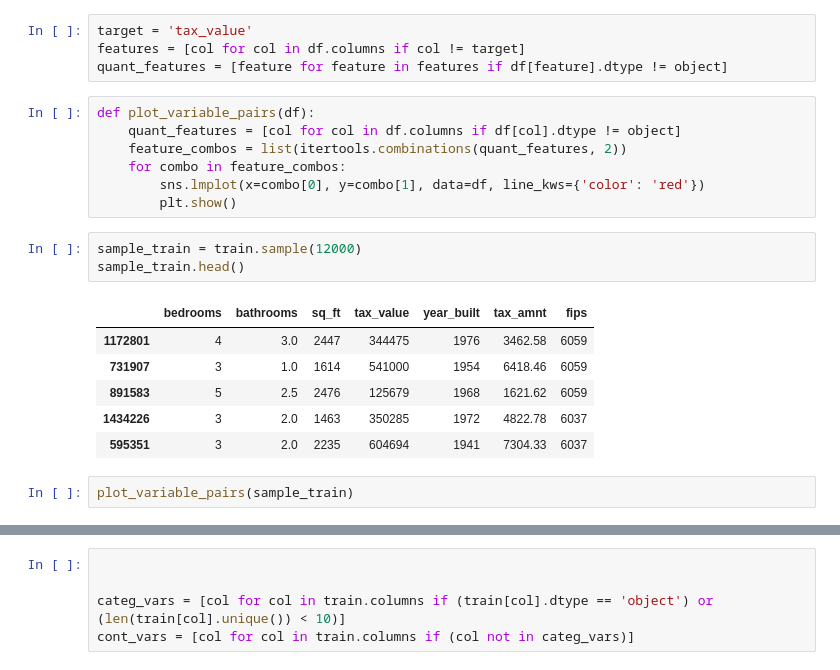
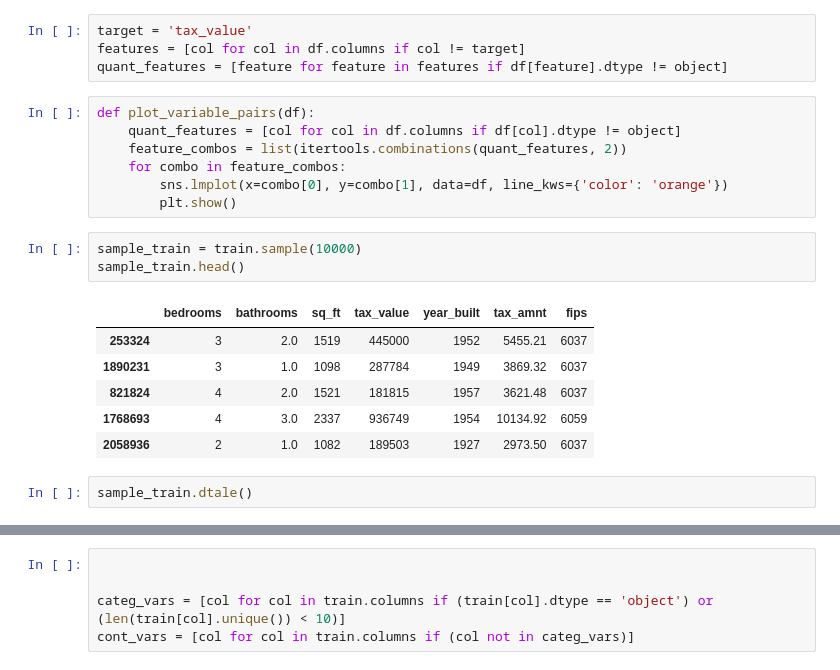
Before and after one commit to DanielFordHUB/regression_exercises, a Jupyter notebook: explore.ipynb, the cells around one changed output, grey strips where cells are left out. Drawn from its saved outputs; the diff is of its cells as text.

```diff
--- a/explore.ipynb
+++ b/explore.ipynb
@@ -37,17 +40,17 @@ def plot_variable_pairs(df):
     quant_features = [col for col in df.columns if df[col].dtype != object]
     feature_combos = list(itertools.combinations(quant_features, 2))
     for combo in feature_combos:
-        sns.lmplot(x=combo[0], y=combo[1], data=df, line_kws={'color': 'red'})
+        sns.lmplot(x=combo[0], y=combo[1], data=df, line_kws={'color': 'orange'})
         plt.show()
 # %%
-sample_train = train.sample(12000)
+sample_train = train.sample(10000)
 sample_train.head()
 # %% [output]
 |  | bedrooms | bathrooms | sq_ft | tax_value | year_built | tax_amnt | fips |
-| 1172801 | 4 | 3.0 | 2447 | 344475 | 1976 | 3462.58 | 6059 |
-| 731907 | 3 | 1.0 | 1614 | 541000 | 1954 | 6418.46 | 6059 |
-| 891583 | 5 | 2.5 | 2476 | 125679 | 1968 | 1621.62 | 6059 |
-| 1434226 | 3 | 2.0 | 1463 | 350285 | 1972 | 4822.78 | 6037 |
-| 595351 | 3 | 2.0 | 2235 | 604694 | 1941 | 7304.33 | 6037 |
+| 253324 | 3 | 2.0 | 1519 | 445000 | 1952 | 5455.21 | 6037 |
+| 1890231 | 3 | 1.0 | 1098 | 287784 | 1949 | 3869.32 | 6037 |
+| 821824 | 4 | 2.0 | 1521 | 181815 | 1957 | 3621.48 | 6037 |
+| 1768693 | 4 | 3.0 | 2337 | 936749 | 1954 | 10134.92 | 6059 |
+| 2058936 | 2 | 1.0 | 1082 | 189503 | 1927 | 2973.50 | 6037 |
-# %%
-plot_variable_pairs(sample_train)
+# %%
+sample_train.dtale()
```
Also changed, not shown: parts of 7 cells of this notebook, 5 other files.
